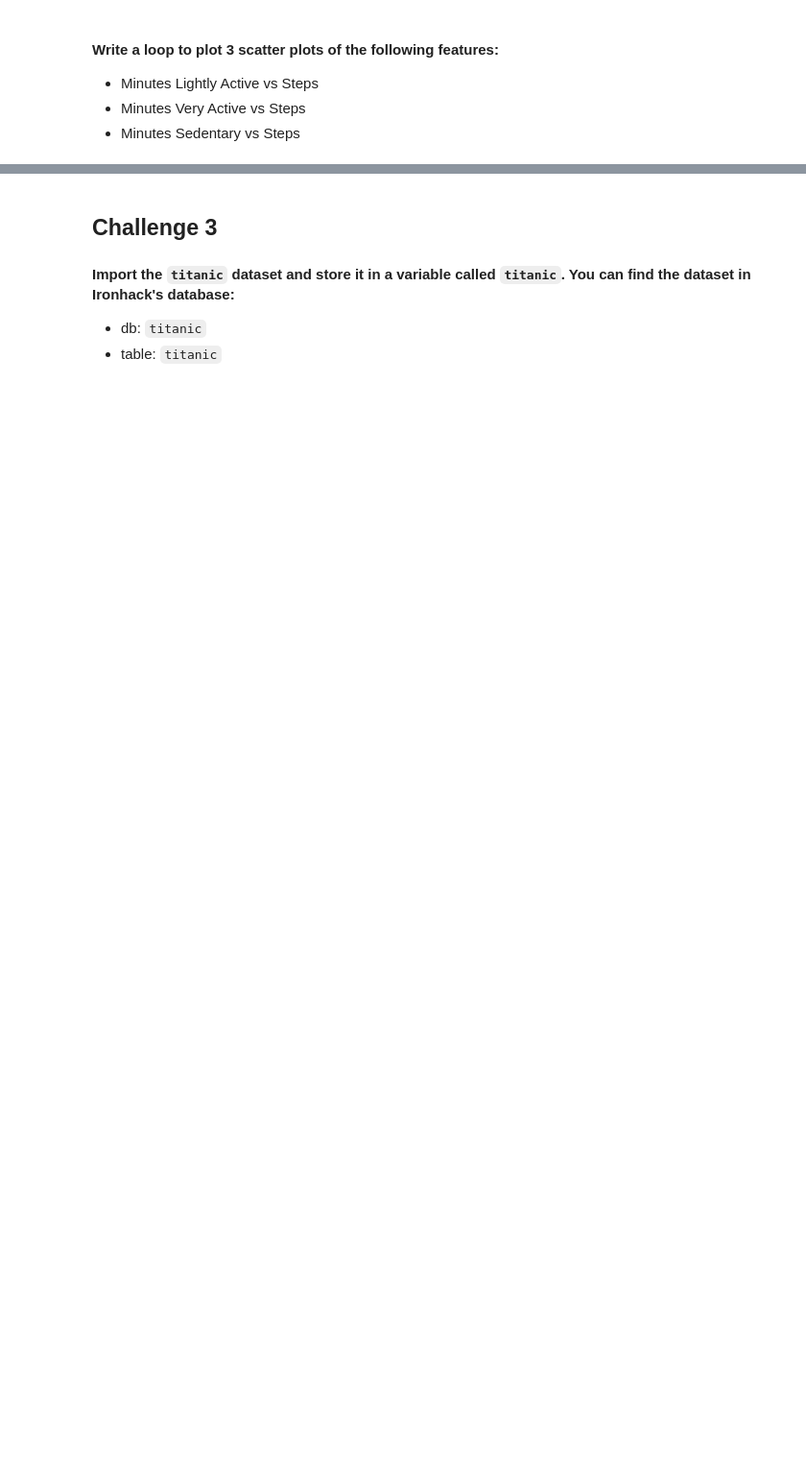
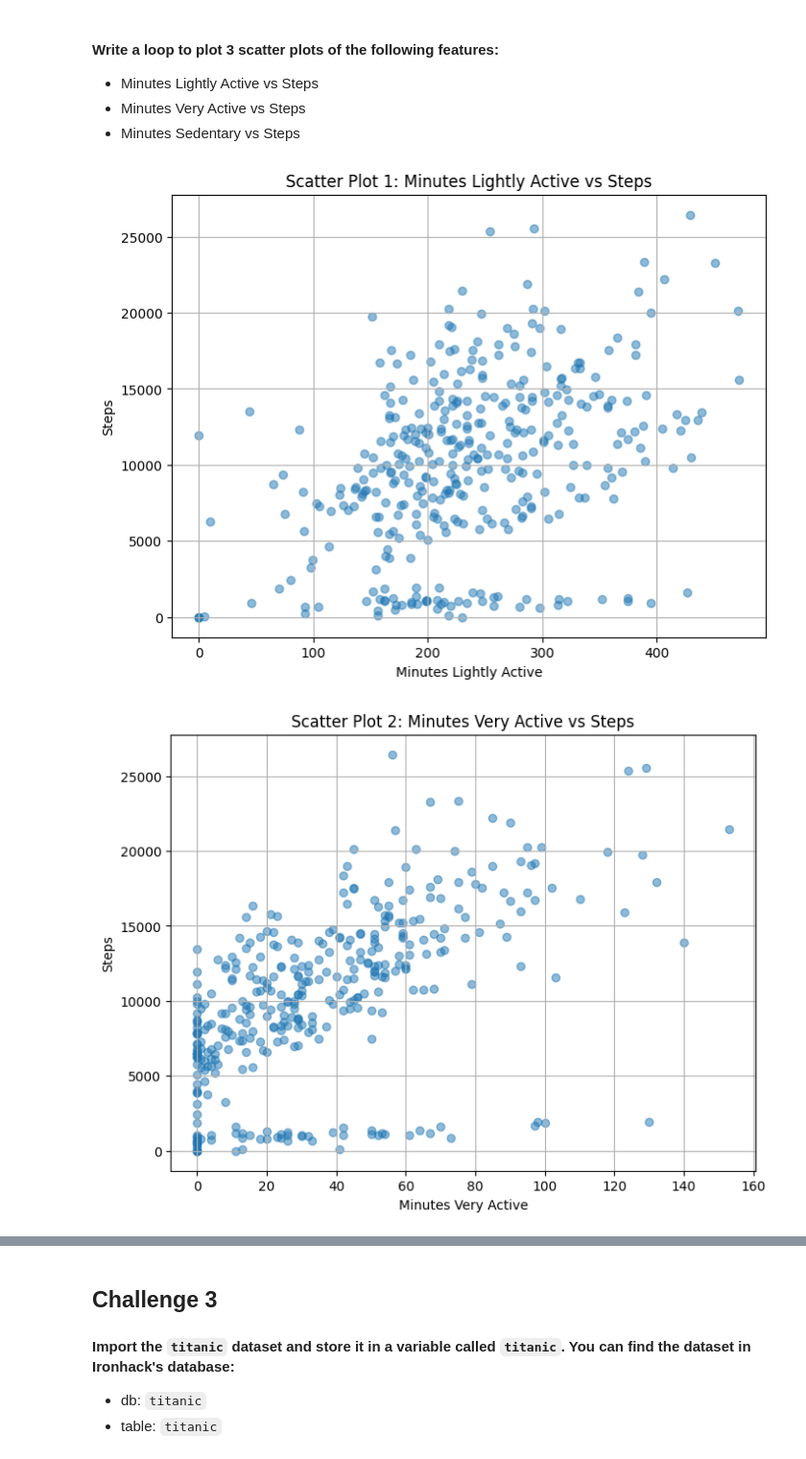
Before and after one commit to Marinasel86/lab-matplotlib-seaborn, a Jupyter notebook: your-code/main.ipynb, the cells around one changed output, grey strips where cells are left out. Shown at 96% size. Cells and saved outputs as stored; diff of their text form; code cells hidden in the pictures; blank space fills up the shorter version.

```diff
--- a/your-code/main.ipynb
+++ b/your-code/main.ipynb
@@ -254,0 +248,34 @@ ValueError: x and y must be the same size
+# %%
+feature_combinations = [
+    ('Minutes Lightly Active', 'Steps'),
+    ('Minutes Very Active', 'Steps'),
+    ('Minutes Sedentary', 'Steps')
+]
+
+# Loop through the feature combinations and create scatter plots
+for i, (x_feature, y_feature) in enumerate(feature_combinations, start=1):
+    plt.figure(figsize=(8, 6))
+
+    # Extract the data from the 'fitbit' DataFrame
+    x_data = fitbit[x_feature]
+    y_data = fitbit[y_feature]
+
+    # Create the scatter plot
+    plt.scatter(x_data, y_data, alpha=0.5)
+
+    # Set plot title and labels
+    plt.title(f'Scatter Plot {i}: {x_feature} vs {y_feature}')
+    plt.xlabel(x_feature)
+    plt.ylabel(y_feature)
+
+    # Add a grid to the plot (optional)
+    plt.grid(True)
+
+    # Save the plot (optional)
+    plt.savefig(f'scatter_plot_{i}.png')
+
+    # Display the plot
+    plt.show()
+# %% [output]
+[figure, added]
+[figure, added]
```
Also changed, not shown: parts of 41 cells of this notebook, 4 other files.
